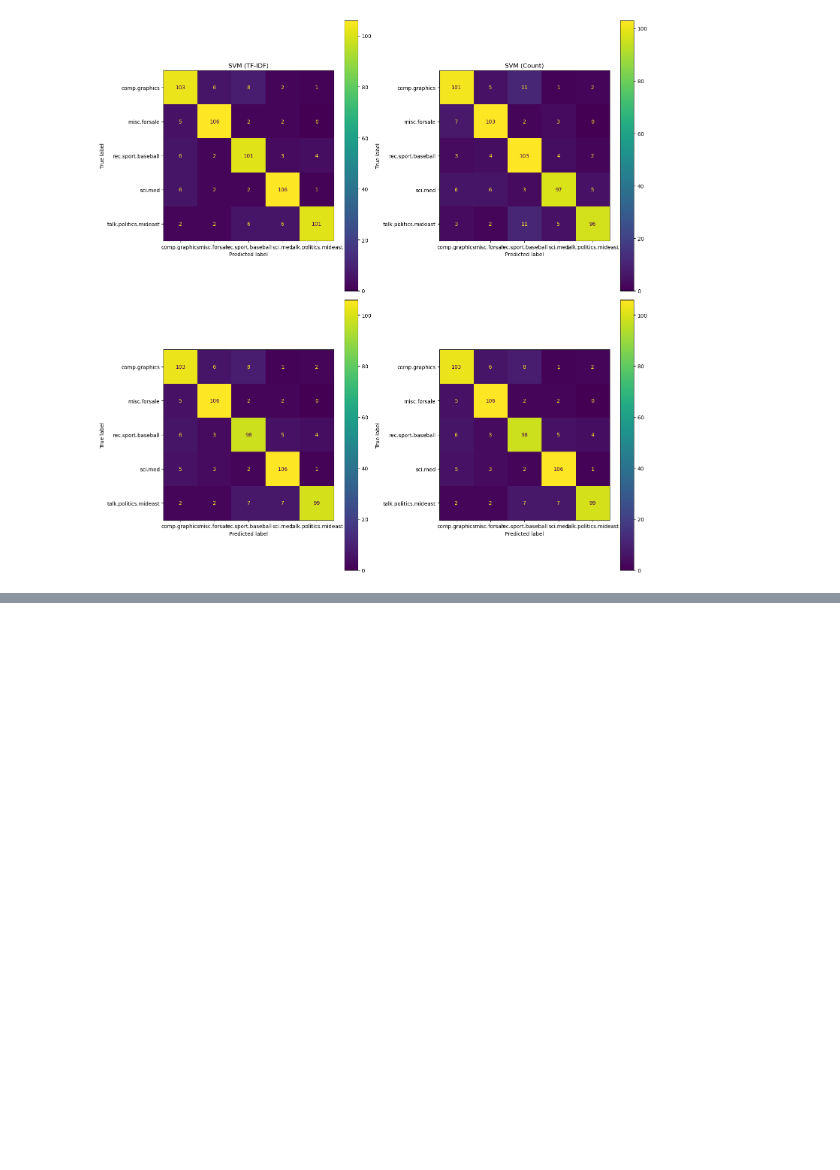
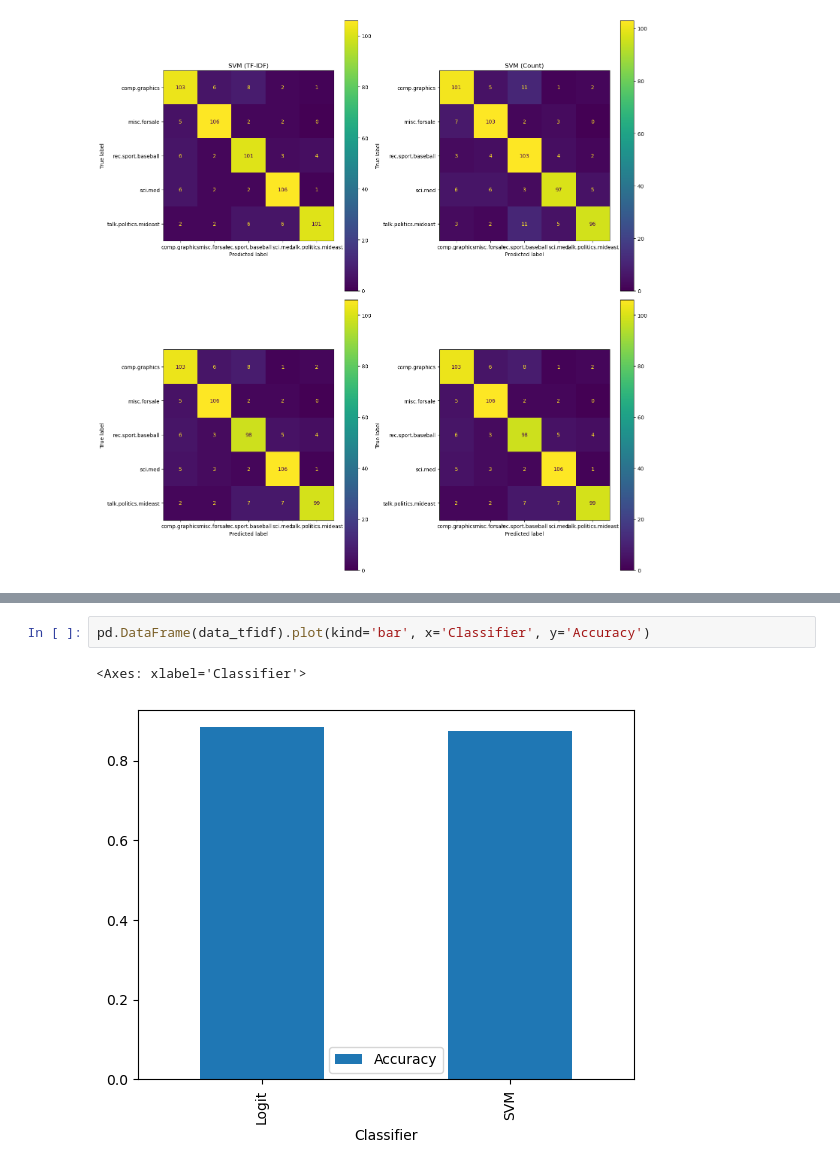
Before and after one commit to mertturhan/Data-Mining, a Jupyter notebook: week 5-classification algorithms/week 5 practice.ipynb, the cells around one changed output, grey strips where cells are left out. Drawn from its saved outputs; the diff is of its cells as text; blank space fills up the shorter version.

```diff
--- a/week 5-classification algorithms/week 5 practice.ipynb
+++ b/week 5-classification algorithms/week 5 practice.ipynb
@@ -65,0 +95,5 @@ plt.show()
+# %%
+pd.DataFrame(data_tfidf).plot(kind='bar', x='Classifier', y='Accuracy')
+# %% [output]
+<Axes: xlabel='Classifier'>
+[figure, added]
```
Also changed, not shown: parts of 5 cells of this notebook.
